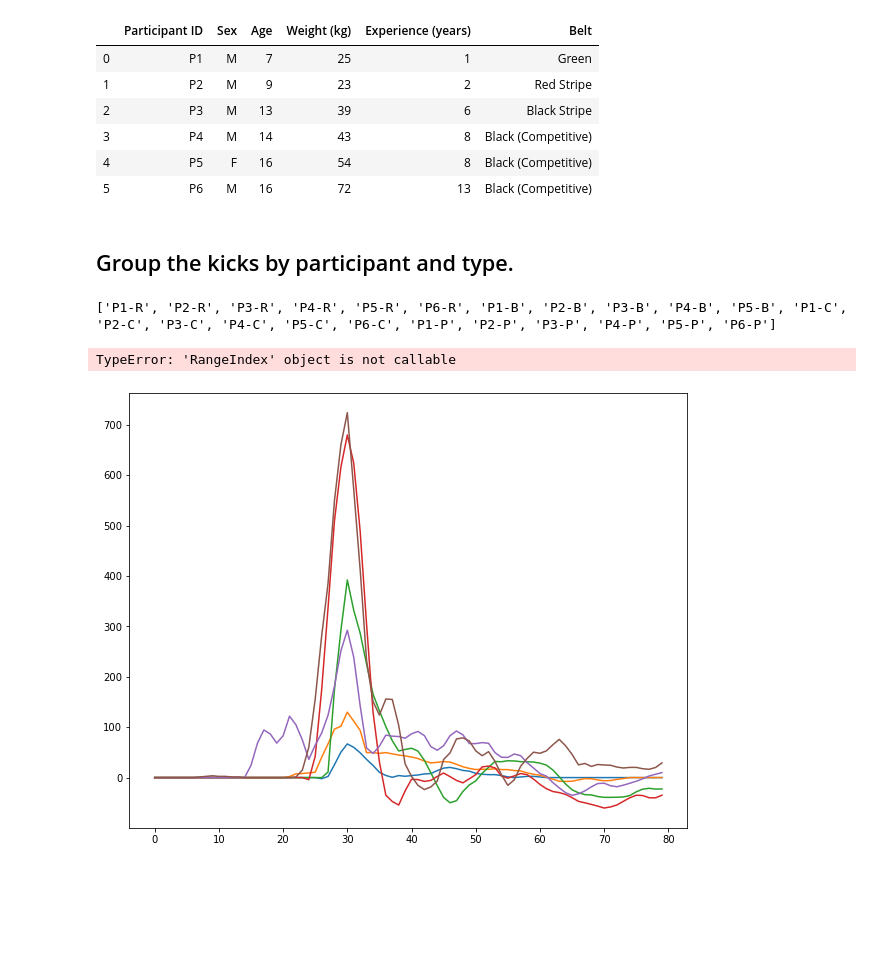
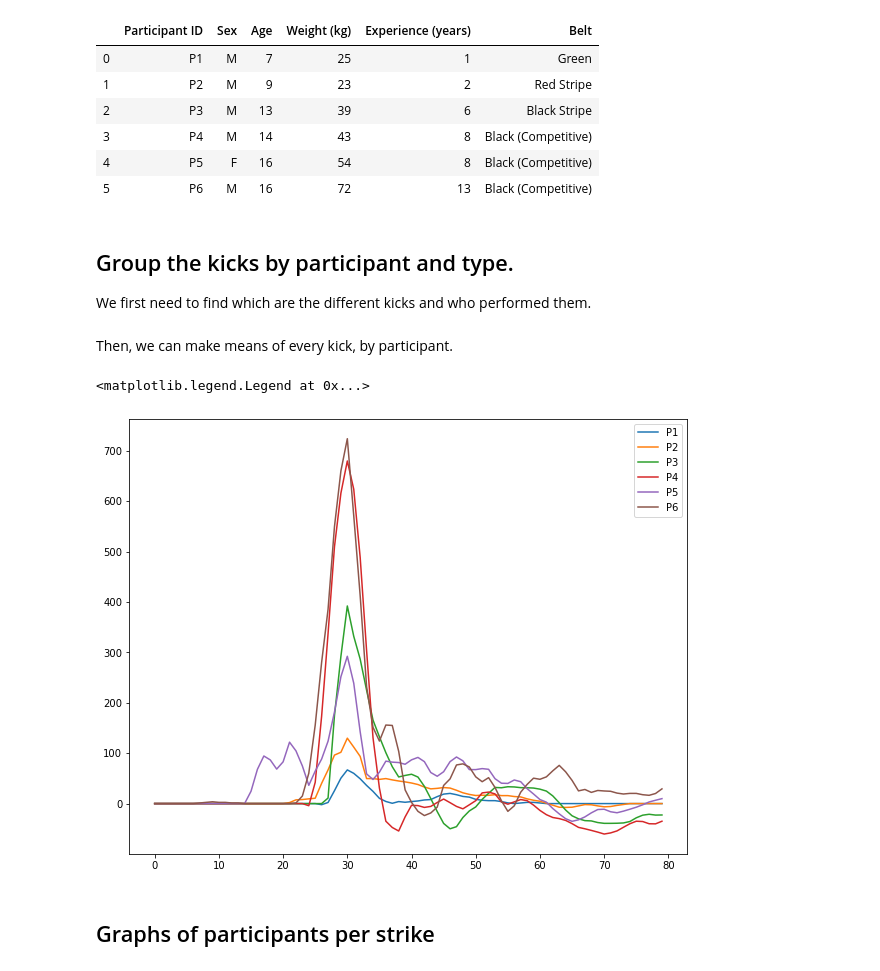
Before and after one commit to ta-data-bcn/Project-Week-8-Final-Project, a Jupyter notebook: your-project/main.ipynb, the cells around one changed output. Drawn from its saved outputs; the diff is of its cells as text; code cells hidden in the pictures; blank space fills up the shorter version.

```diff
--- a/your-project/main.ipynb
+++ b/your-project/main.ipynb
@@ -236,6 +236,7 @@ We converted a (4749, 115) dataset into a (80,115) dataset.
 # %% [markdown]
 ### Plotting the maximums of every series
 # %%
-plt.plot(clean_data.iloc[30, :])
+maxs = clean_data.iloc[30, :].tolist()
+plt.plot(maxs)
 # %% [output]
 [<matplotlib.lines.Line2D at 0x...>]
@@ -242,0 +246,4 @@ plt.plot(clean_data.iloc[30, :])
+# %%
+lst = []
+for i in range(0, len(maxs), 5):
+    lst.append(maxs[i: i+5])
@@ -242,0 +260,4 @@ plt.plot(clean_data.iloc[30, :])
+# %%
+i= 3
+j = 2
+list_of_person_per_kick[0]
@@ -265,14 +339,10 @@ dtype: object
 | 5 | P6 | M | 16 | 72 | 13 | Black (Competitive) |
 # %% [markdown]
 ## Group the kicks by participant and type.
+
+We first need to find which are the different kicks and who performed them.
-# %%
-list_of_person_per_kick = []
-for i in clean_data.columns:
-    if i[:4] not in list_of_person_per_kick:
-        list_of_person_per_kick.append(i[:4])
-print(list_of_person_per_kick)
-# %% [output]
-['P1-R', 'P2-R', 'P3-R', 'P4-R', 'P5-R', 'P6-R', 'P1-B', 'P2-B', 'P3-B', 'P4-B', 'P5-B', 'P1-C', 'P2-C', 'P3-C', 'P4-C', 'P5-C', 'P6-C', 'P1-P', 'P2-P', 'P3-P', 'P4-P', 'P5-P', 'P6-P']
+# %% [markdown]
+Then, we can make means of every kick, by participant.
 # %%
 def mean_of_kick(data, value):
     test_df = pd.DataFrame()
@@ -294,17 +364,15 @@ for i in list_of_person_per_kick:
 # %%
 plt.figure(figsize=(10,8))
 
 value = 'P'
 for i in data_means.columns:
     if i.endswith(value):
         plt.plot(data_means.loc[:,i], label = i[:2])
-ymax = max(data_means)
-xpos = data_means.index(ymax)
-xmax = x[xpos]
-ax.annotate('local max', xy=(xmax, ymax), xytext=(xmax, ymax+5),
-            arrowprops=dict(facecolor='black', shrink=0.05),)
+
 plt.legend()
 # %% [output]
-TypeError: 'RangeIndex' object is not callable
+<matplotlib.legend.Legend at 0x...>
-[figure, old version]
+[figure, new version]
+# %% [markdown]
+## Graphs of participants per strike
 # %%
```
Also changed, not shown: parts of 9 cells of this notebook, 4 other files.
